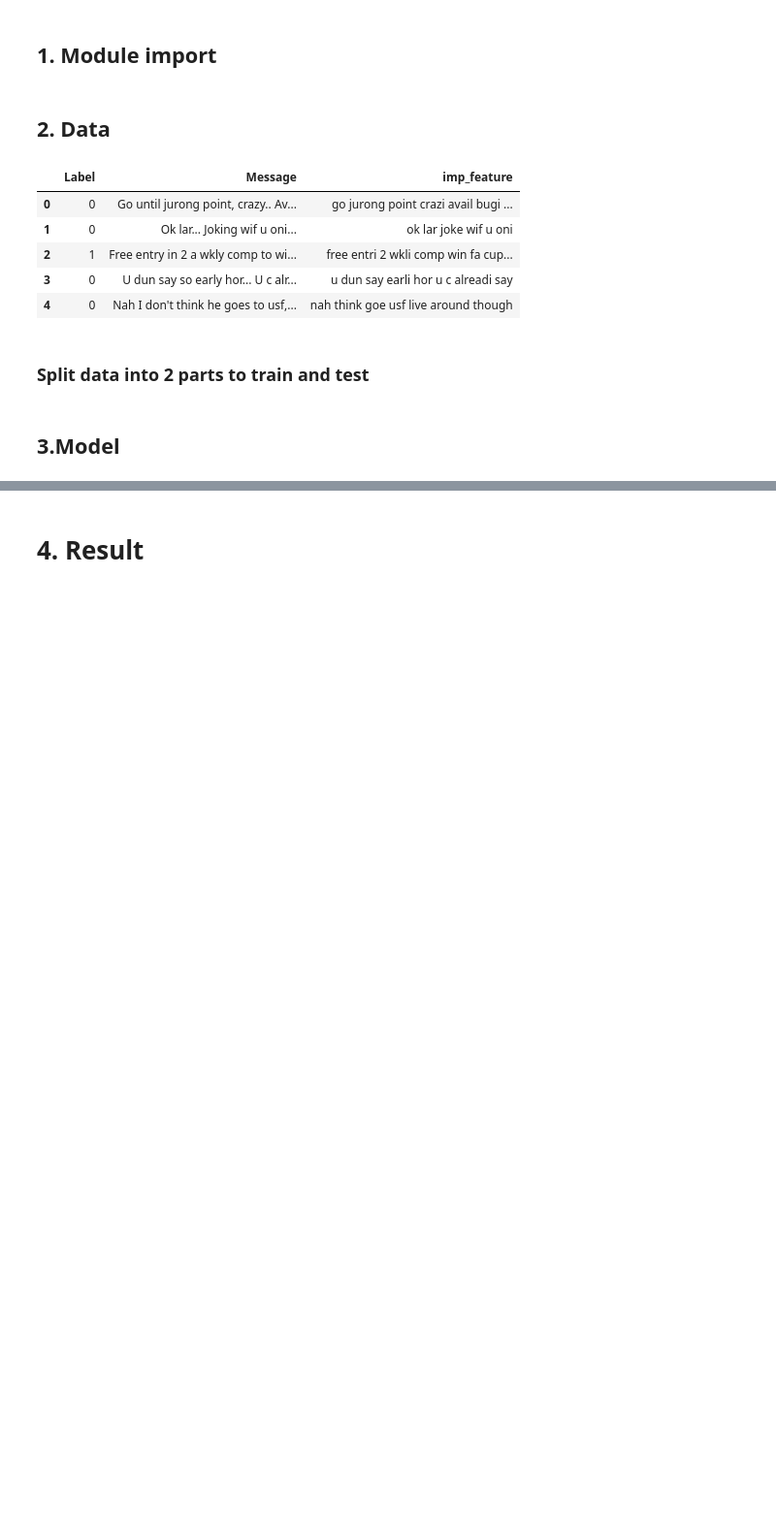
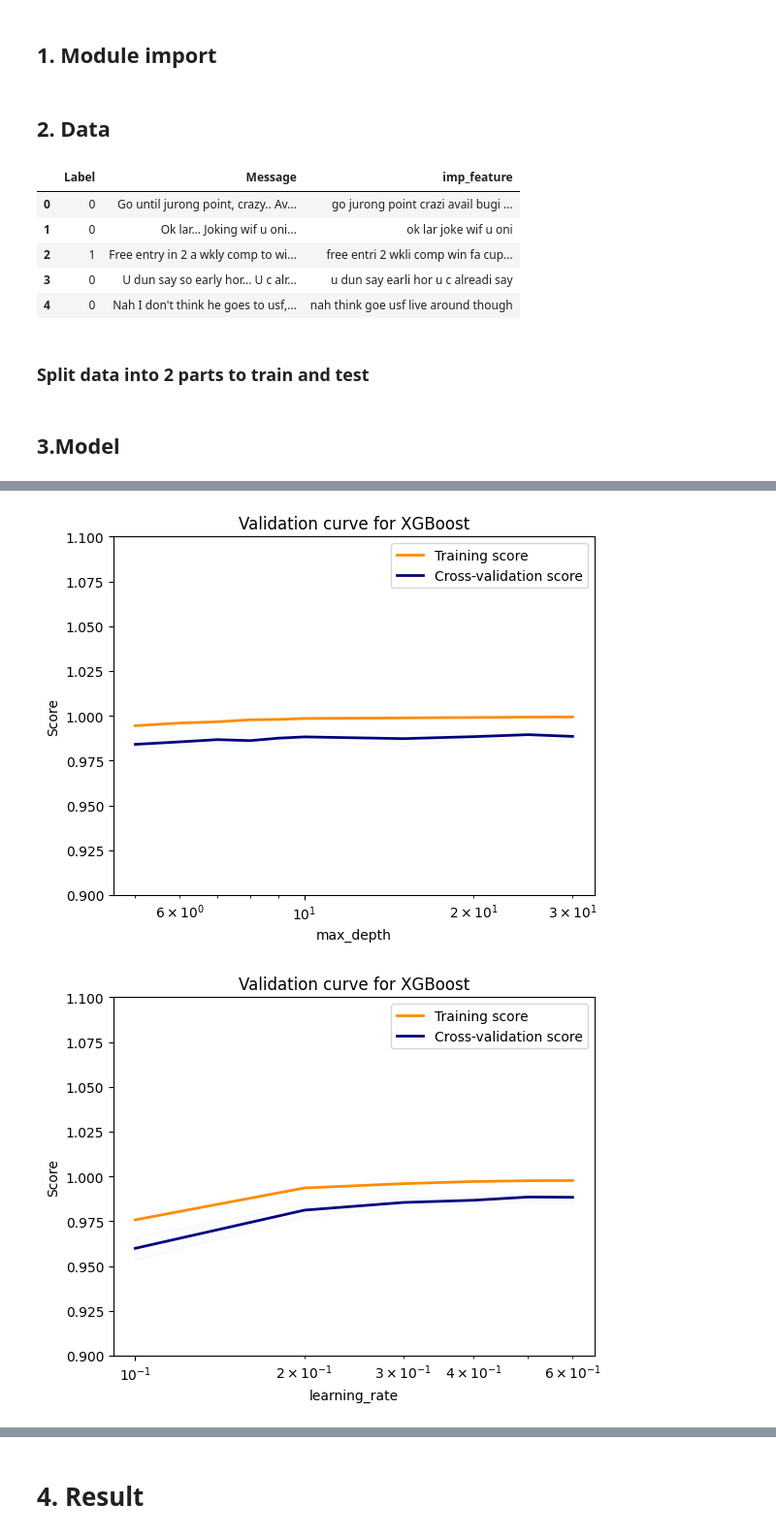
Before and after one commit to dmk1en/ml, a Jupyter notebook: source/XGBoost.ipynb, the cells around one changed output, grey strips where cells are left out. Shown: that part at 97% size. Saved outputs shown, nothing was run; the diff lists cells and outputs as text; code cells hidden in the pictures; blank space fills up the shorter version.

```diff
--- a/source/XGBoost.ipynb
+++ b/source/XGBoost.ipynb
@@ -32,9 +44,9 @@ from xgboost import XGBClassifier
 from sklearn.feature_extraction.text import TfidfVectorizer
 
 tfidf = TfidfVectorizer()
-x_train = tfidf.fit_transform(x_train)
+x_train = tfidf.fit_transform(X_train_resampled)
 
-xgb = XGBClassifier(learning_rate= 0.5, max_depth= 6).fit(x_train, y_train)
+xgb = XGBClassifier().fit(x_train, y_train)
 
 x_test = tfidf.transform(x_test)
 y_pred_xgb = xgb.predict(x_test)
@@ -44,13 +56,13 @@ y_pred_xgb = xgb.predict(x_test)
 
 # model = XGBClassifier()
 
-# learning_rates = [0.5,0.6]
-# max_depths = [6,7]
+# learning_rates = [0.1,0.2,0.3,0.4,0.5]
+# max_depths = [5,6,7,8,9,10,15,20,25,30]
 # # define grid search
 # grid = dict(learning_rate=learning_rates,max_depth=max_depths)
 # cv = RepeatedStratifiedKFold(n_splits=10, n_repeats=3, random_state=1)
-# grid_search = GridSearchCV(estimator=model, param_grid=grid, n_jobs=-1, cv=cv, scoring='f1',error_score=0)
-# grid_result = grid_search.fit(x, y)
+# grid_search = GridSearchCV(estimator=model, param_grid=grid, n_jobs=-1, cv=cv, scoring='accuracy',error_score=0)
+# grid_result = grid_search.fit(x_train, y_train_resampled)
 # # summarize results
 # print("Best: %f using %s" % (grid_result.best_score_, grid_result.best_params_))
 # means = grid_result.cv_results_['mean_test_score']
@@ -60,0 +75,54 @@ y_pred_xgb = xgb.predict(x_test)
+# %%
+import matplotlib.pyplot as plt
+from sklearn.model_selection import validation_curve
+
+def plot_validation_curve(param_name,param_range):
+    train_scores, test_scores = validation_curve(XGBClassifier(), x_train, y_train_resampled,
+                                                param_name=param_name, param_range=param_range, cv=10, scoring='accuracy', n_jobs=-1)
+    train_scores_mean = np.mean(train_scores, axis=1)
+    train_scores_std = np.std(train_scores, axis=1)
+    test_scores_mean = np.mean(test_scores, axis=1)
+    test_scores_std = np.std(test_scores, axis=1)
+    plt.title('Validation curve for XGBoost')
+    plt.xlabel(param_name)
+    plt.ylabel('Score')
+    plt.ylim(0.9, 1.1)
+    lw=2
+    plt.semilogx(
+        param_range, train_scores_mean, label="Training score", color="darkorange", lw=lw
+    )
+    plt.fill_between(
+        param_range,
+        train_scores_mean - train_scores_std,
+        train_scores_mean + train_scores_std,
+        # train_scores_mean,
+        # train_scores_mean,
+        alpha=0.01,
+        color="darkorange",
+        lw=lw,
+    )
+    plt.semilogx(
+        param_range, test_scores_mean, label="Cross-validation score", color="navy", lw=lw
+    )
+    plt.fill_between(
+        param_range,
+        test_scores_mean - test_scores_std,
+        test_scores_mean + test_scores_std,
+        # test_scores_mean,
+        # test_scores_mean,
+        alpha=0.01,
+        color="navy",
+        lw=lw,
+    )
+    plt.legend(loc="best")
+    plt.show()
+
+plot_validation_curve('max_depth',[5,6,7,8,9,10,15,20,25,30])
+plot_validation_curve('learning_rate',[0.1,0.2,0.3,0.4,0.5,0.6])
+plot_validation_curve('n_estimators',[100,200,300,400,500,600,700,800,900,1000])
+plot_validation_curve('gamma',[0,1,2,3,4,5,6,7,8,9,10])
+plot_validation_curve('min_child_weight',[1,2,3,4,5,6,7,8,9,10])
+plot_validation_curve('subsample',[0.1,0.2,0.3,0.4,0.5,0.6,0.7,0.8,0.9,1])
+# %% [output]
+[figure, added]
+[figure, added]
```
Also changed, not shown: parts of 5 cells of this notebook, 2 other files.
